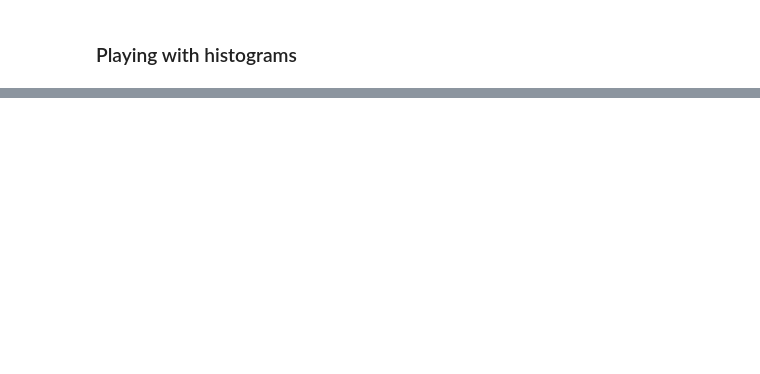
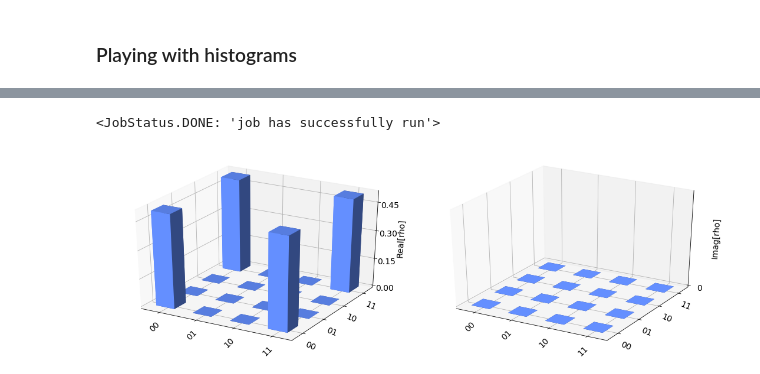
Before and after one commit to kalebinn/QuantumComputing, a Jupyter notebook: Plotting_in_Qiskit.ipynb, the cells around one changed output, grey strips where cells are left out. Saved outputs shown, nothing was run; the diff lists cells and outputs as text; code cells hidden in the pictures; blank space fills up the shorter version.

Commit message:
Plotting with qiskit completed.

```diff
--- a/Plotting_in_Qiskit.ipynb
+++ b/Plotting_in_Qiskit.ipynb
@@ -75,0 +80,13 @@ iplot_histogram(result_count)
+# %%
+backend = BasicAer.get_backend('statevector_simulator')
+job = execute(bell,backend)
+job.status()
+# %% [output]
+<JobStatus.DONE: 'job has successfully run'>
+# %%
+result = job.result()
+state_vector_psi = result.get_statevector(bell)
+# %%
+plot_state_city(state_vector_psi)
+# %% [output]
+[figure, added]
```
Also changed, not shown: parts of 12 cells of this notebook.
